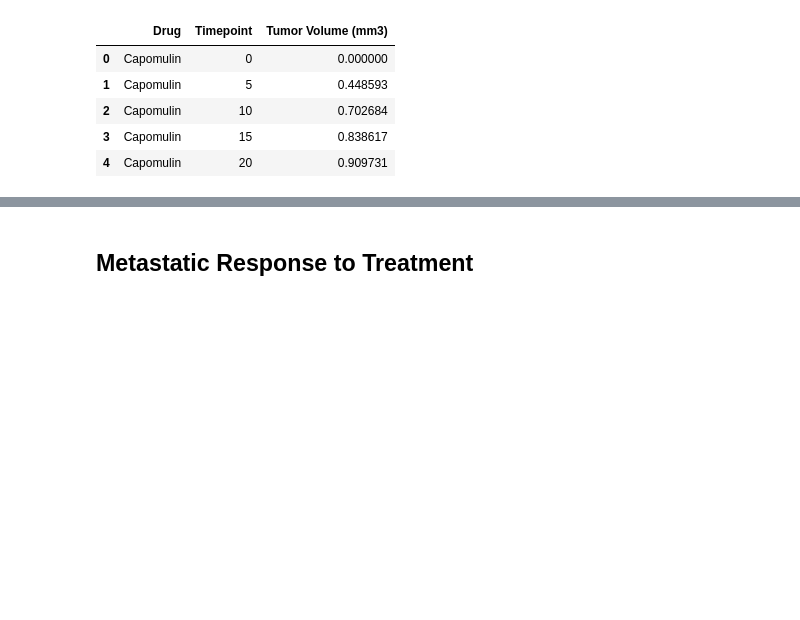
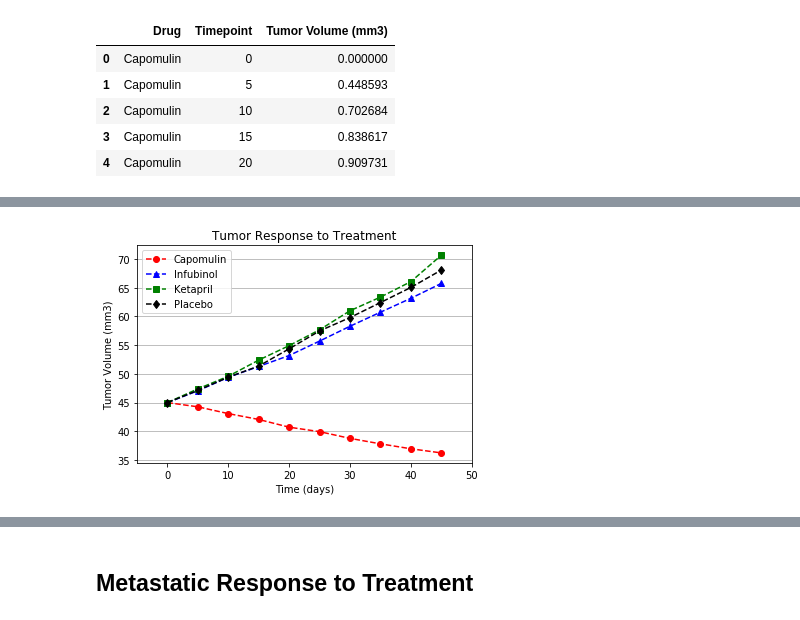
Before and after one commit to stephaniesansburywalters/matplotlib-challenge, a Jupyter notebook: Pymaceuticals/pymaceuticals_starter.ipynb, the cells around one changed output, grey strips where cells are left out. Saved outputs shown, nothing was run; the diff lists cells and outputs as text; code cells hidden in the pictures; blank space fills up the shorter version.

```diff
--- a/Pymaceuticals/pymaceuticals_starter.ipynb
+++ b/Pymaceuticals/pymaceuticals_starter.ipynb
@@ -82,6 +82,9 @@ Standard_Error_Tumor_Vol_by_Drug_and_TP_df.head()
 
 Tumor_Vol_by_Drug_and_TP_df=Tumor_Vol_by_Drug_and_TP_df.pivot(index= 'Timepoint', columns= 'Drug', values= 'Tumor Volume (mm3)')
 
+Standard_Error_Tumor_Vol_by_Drug_and_TP_df = Standard_Error_Tumor_Vol_by_Drug_and_TP_df.pivot(index= 'Timepoint', columns= 'Drug', values= 'Tumor Volume (mm3)')
+
+
 # Preview that Reformatting worked
 
 Tumor_Vol_by_Drug_and_TP_df.head()
@@ -103,3 +99,31 @@ plt.show()
+# %%
+# Generate the Plot (with Error Bars)
+Cap = Tumor_Vol_by_Drug_and_TP_df['Capomulin']
+Cap_Error = Standard_Error_Tumor_Vol_by_Drug_and_TP_df['Capomulin']
+Inf = Tumor_Vol_by_Drug_and_TP_df['Infubinol']
+Cap_Error = Standard_Error_Tumor_Vol_by_Drug_and_TP_df['Infubinol']
+Ket = Tumor_Vol_by_Drug_and_TP_df['Ketapril']
+Cap_Error = Standard_Error_Tumor_Vol_by_Drug_and_TP_df['Ketapril']
+Pla = Tumor_Vol_by_Drug_and_TP_df['Placebo']
+Cap_Error = Standard_Error_Tumor_Vol_by_Drug_and_TP_df['Placebo']
+
+plt.xlabel('Time (days)')
+plt.ylabel('Tumor Volume (mm3)')
+plt.title('Tumor Response to Treatment')
+plt.xlim(-5,50)
+plt.grid(axis= 'y')
+
+plt.plot(Cap, 'ro--', label='Capomulin')
+#plt.plot(Cap, 'ro--',label= 'Capomulin', yerr=Cap_Error)
+plt.plot(Inf,'b^--',label='Infubinol')
+plt.plot(Ket,'gs--',label="Ketapril")
+plt.plot(Pla,'kd--', label="Placebo")
+plt.legend()
+
+# Show the Figure
+plt.show()
+# %% [output]
+[figure, added]
 # %% [markdown]
 ![Tumor Response to Treatment](../Images/treatment.png)
 # %% [markdown]
```
Also changed, not shown: parts of 9 cells of this notebook.
